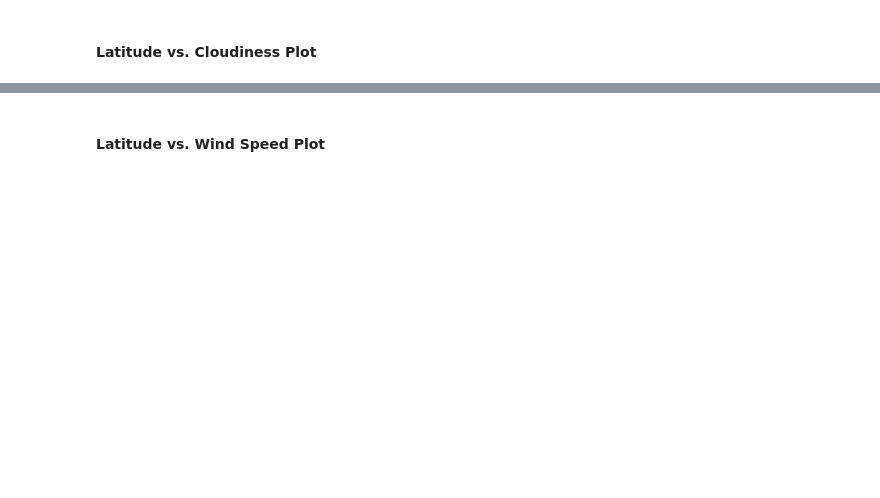
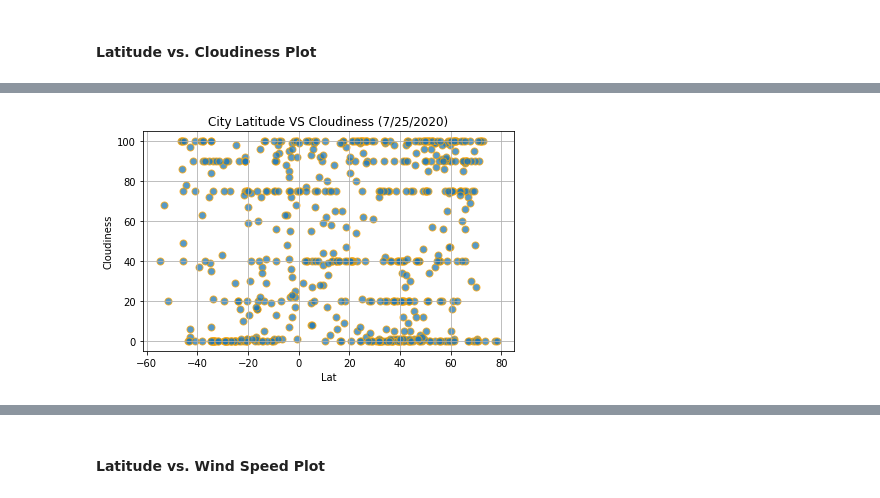
Before and after one commit to jasmine73317/python-api_challenge, a Jupyter notebook: starter_code/WeatherPy.ipynb, the cells around one changed output, grey strips where cells are left out. Saved outputs shown, nothing was run; the diff lists cells and outputs as text; code cells hidden in the pictures; blank space fills up the shorter version.

```diff
--- a/starter_code/WeatherPy.ipynb
+++ b/starter_code/WeatherPy.ipynb
@@ -117,0 +338,9 @@ dtype: int64
+# %%
+weather_df.plot(kind = "scatter", x = "Lat", y ="Cloudiness", title =
+               f"City Latitude VS Cloudiness {date3}", edgecolor = "orange", s =50, alpha = 0.75)
+plt.xlabel = ("Latitude")
+plt.ylabel = ("Cloudiness (%)")
+plt.grid()
+plt.tight_layout()
+# %% [output]
+[figure, added]
```
Also changed, not shown: parts of 54 cells of this notebook, 5 other files.
